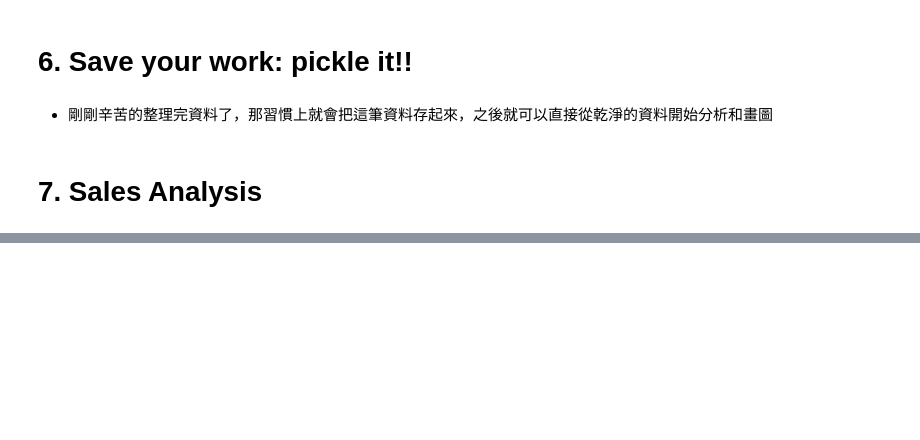
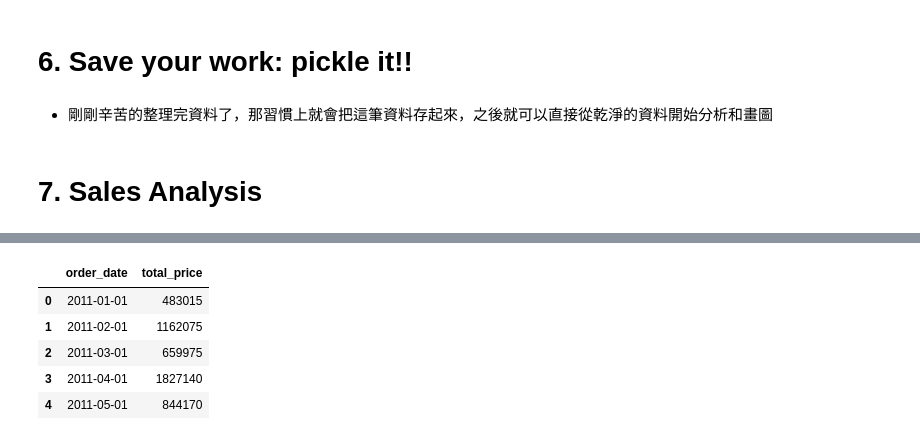
Before and after one commit to jimyanau/ds4b_101p, a Jupyter notebook: 01_jumpstart/01_sales_analysis.ipynb, the cells around one changed output, grey strips where cells are left out. Saved outputs shown, nothing was run; the diff lists cells and outputs as text; code cells hidden in the pictures; blank space fills up the shorter version.

```diff
--- a/01_jumpstart/01_sales_analysis.ipynb
+++ b/01_jumpstart/01_sales_analysis.ipynb
@@ -543,0 +552,14 @@ df = pd.read_pickle("00_data_wrangled/bike_orderlines_wrangled_df.pkl")
+# %%
+sales_by_month_df = df[['order_date','total_price']] \
+    .set_index('order_date') \
+    .resample(rule = "MS") \
+    .sum() \
+    .reset_index()
+sales_by_month_df.head()
+# %% [output]
+|  | order_date | total_price |
+| 0 | 2011-01-01 | 483015 |
+| 1 | 2011-02-01 | 1162075 |
+| 2 | 2011-03-01 | 659975 |
+| 3 | 2011-04-01 | 1827140 |
+| 4 | 2011-05-01 | 844170 |
```
Also changed, not shown: parts of 6 cells of this notebook, 1 other file.
